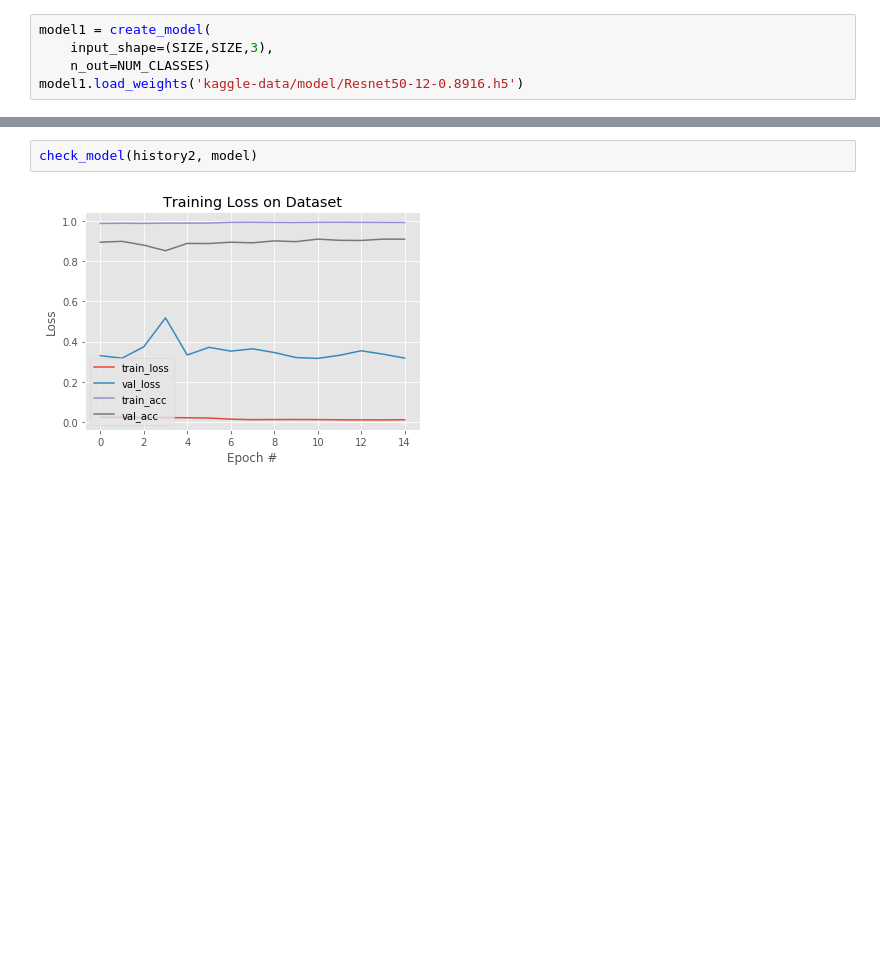
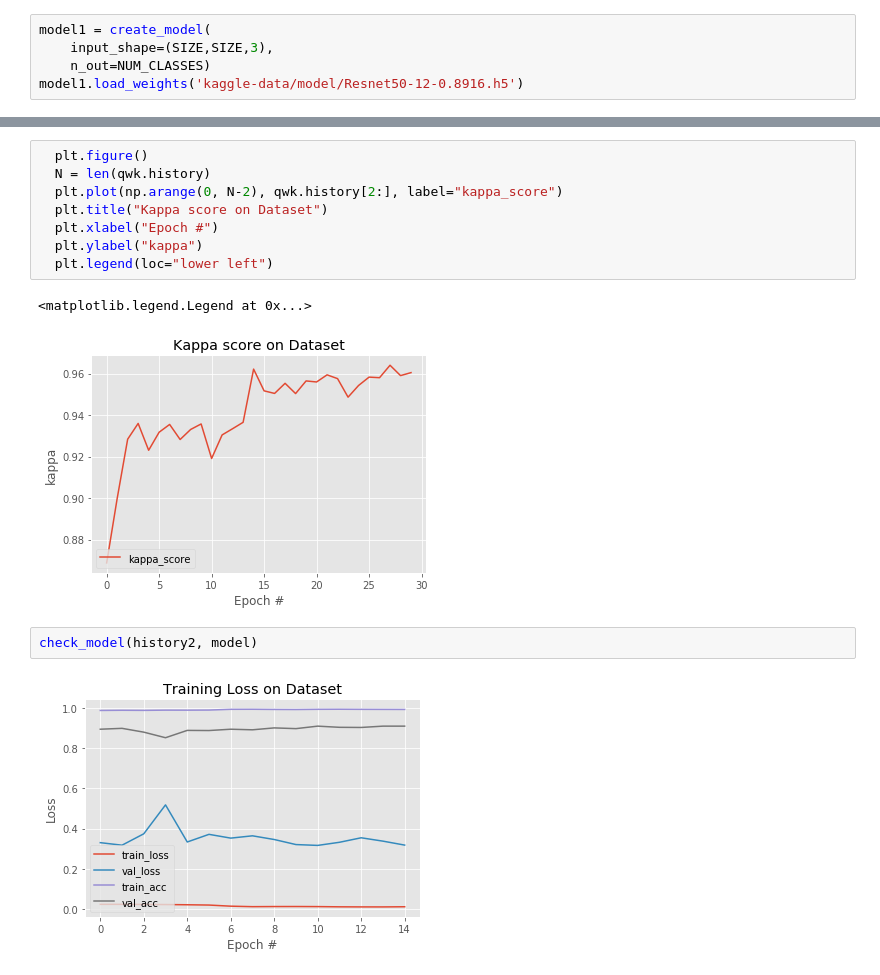
Before and after one commit to MittalNeha/retinopathy-kaggle, a Jupyter notebook: Resnet_50_baseline.ipynb, the cells around one changed output, grey strips where cells are left out. Cells and saved outputs as stored; diff of their text form; blank space fills up the shorter version.

```diff
--- a/Resnet_50_baseline.ipynb
+++ b/Resnet_50_baseline.ipynb
@@ -511,5 +526,16 @@ check_model(history, model1)
 <Figure size 432x288 with 0 Axes>
 [figure]
+# %%
+  plt.figure()
+  N = len(qwk.history)
+  plt.plot(np.arange(0, N-2), qwk.history[2:], label="kappa_score")
+  plt.title("Kappa score on Dataset")
+  plt.xlabel("Epoch #")
+  plt.ylabel("kappa")
+  plt.legend(loc="lower left")
+# %% [output]
+<matplotlib.legend.Legend at 0x...>
+[figure, added]
 # %%
 check_model(history2, model)
 # %% [output]
```
Also changed, not shown: parts of 32 cells of this notebook.
